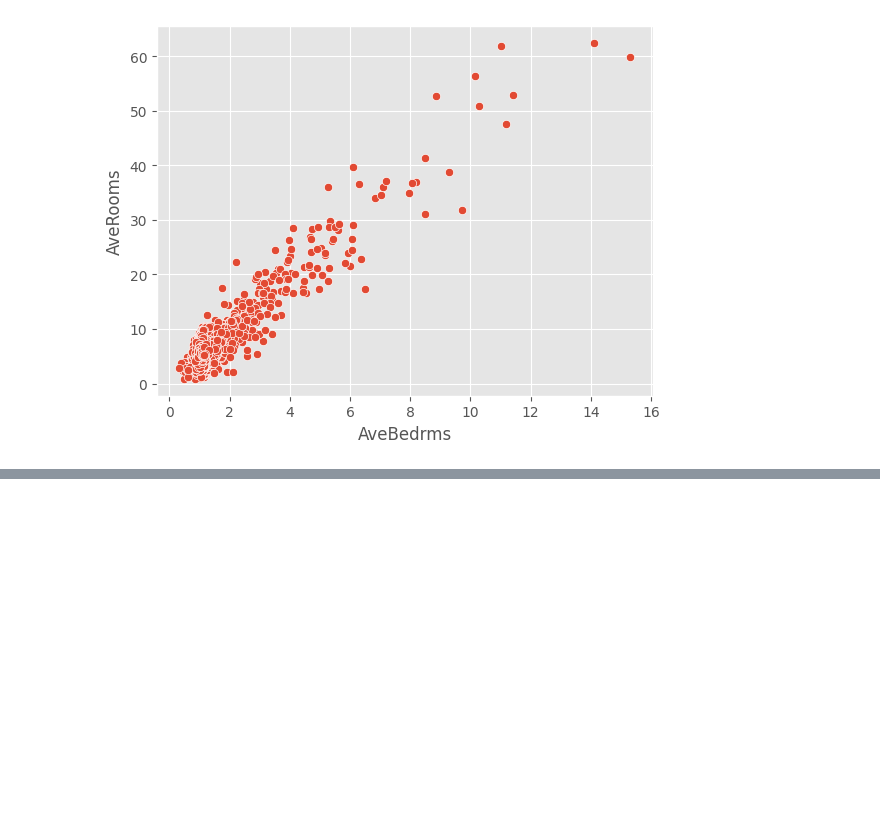
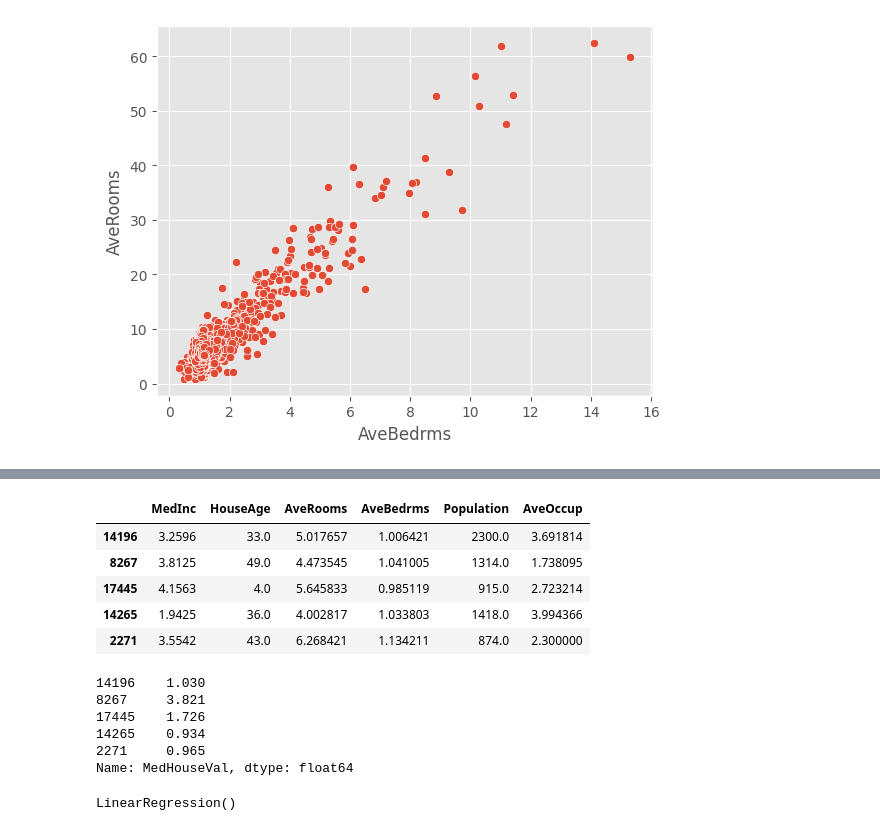
Before and after one commit to royn5618/EP_23_Intro_to_ML_Workshop, a Jupyter notebook: Notebooks/Linear_Regression_California_Housing.ipynb, the cells around one changed output, grey strips where cells are left out. Saved outputs shown, nothing was run; the diff lists cells and outputs as text; code cells hidden in the pictures; blank space fills up the shorter version.

```diff
--- a/Notebooks/Linear_Regression_California_Housing.ipynb
+++ b/Notebooks/Linear_Regression_California_Housing.ipynb
@@ -153,0 +193,38 @@ plt.show()
+# %%
+# Drop Lat and Long
+df_train = df[numeric_columns]
+df_target = df[target_column]
+# %%
+# split data
+
+from sklearn.model_selection import train_test_split
+
+X_train, X_test, y_train, y_test = train_test_split(df_for_model,
+                                                     df_target,
+                                                    test_size=0.2,
+                                                    random_state=42)
+# %%
+X_train.head()
+# %% [output]
+|  | MedInc | HouseAge | AveRooms | AveBedrms | Population | AveOccup |
+| 14196 | 3.2596 | 33.0 | 5.017657 | 1.006421 | 2300.0 | 3.691814 |
+| 8267 | 3.8125 | 49.0 | 4.473545 | 1.041005 | 1314.0 | 1.738095 |
+| 17445 | 4.1563 | 4.0 | 5.645833 | 0.985119 | 915.0 | 2.723214 |
+| 14265 | 1.9425 | 36.0 | 4.002817 | 1.033803 | 1418.0 | 3.994366 |
+| 2271 | 3.5542 | 43.0 | 6.268421 | 1.134211 | 874.0 | 2.300000 |
+# %%
+y_train.head()
+# %% [output]
+14196    1.030
+8267     3.821
+17445    1.726
+14265    0.934
+2271     0.965
+Name: MedHouseVal, dtype: float64
+# %%
+# Train and predict using linear regression
+lin_reg = LinearRegression()
+# Train with the train dataset
+lin_reg.fit(X_train, y_train)
+# %% [output]
+LinearRegression()
```
Also changed, not shown: parts of 19 cells of this notebook.
